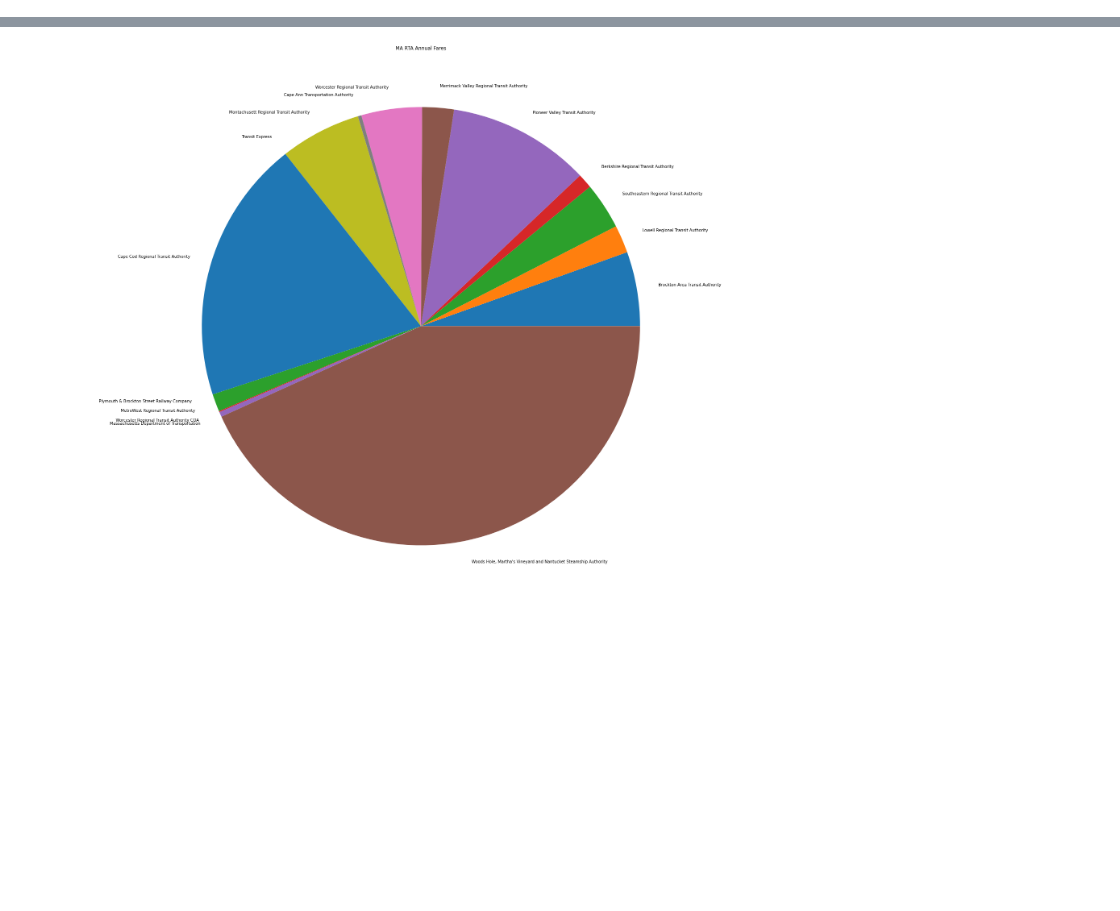
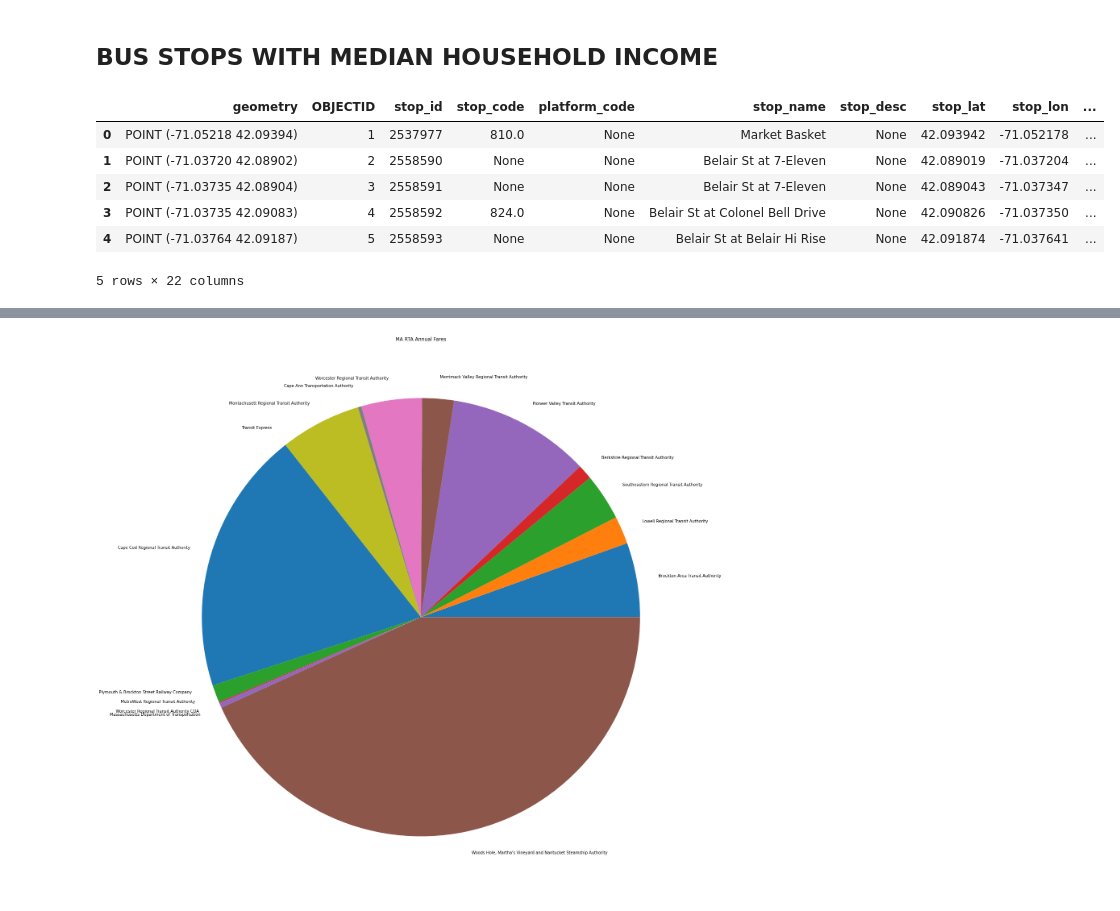
Before and after one commit to cumason123/transit-equity, a Jupyter notebook: src/rta_aggregation.ipynb, the cells around one changed output, grey strips where cells are left out. Cells and saved outputs as stored; diff of their text form; code cells hidden in the pictures; blank space fills up the shorter version.

```diff
--- a/src/rta_aggregation.ipynb
+++ b/src/rta_aggregation.ipynb
@@ -6,7 +6,8 @@ from io import StringIO, BytesIO
 import json
 import geopandas as gpd
 import matplotlib.pyplot as plt
-import pygeos
+from IPython.display import display
+
 
 np.random.seed(7)
 
@@ -38,9 +39,7 @@ stops2ridership = {
 def add_census_tract(dataframe):
     polygons = gpd.read_file("../data/tl_2019_25_tract.shp")
     polygons = polygons.rename(columns={"TRACTCE": "census_tract"}, index=str)
-    print("REACHED!!!")
     polygons = polygons.to_crs("EPSG:4326")
-    print("Okay")
     gdf = dataframe
     df = gpd.sjoin(gdf, polygons[['census_tract', 'geometry']], how='left', op='within')
     df.drop(columns=['index_right'], inplace=True)
@@ -61,3 +60,26 @@ def get_median_hh_income():
     median_income_df = pd.DataFrame(data[1:len(data)-1], columns = data[0])
 
     return median_income_df
+
+
+def bus_stops_median_household_income(stops_data):
+    '''
+    Adds household median income to stops data
+    '''
+    stops_data_parsed = []
+    for stop in stops_data:
+        stop_reformatted = {}
+        stop_reformatted['geometry'] = stop['geometry']
+        for key in stop['attributes']:
+            stop_reformatted[key] = stop['attributes'][key]
+        stops_data_parsed.append(stop_reformatted)
+    gdf = gpd.GeoDataFrame(stops_data_parsed)
+    df = gpd.GeoDataFrame(gdf, geometry=gpd.points_from_xy(
+        [stop['geometry']['x'] for stop in stops_data],
+        [stop['geometry']['y'] for stop in stops_data], crs='EPSG:4326')
+    )
+    census_df = add_census_tract(df)
+    return census_df.join(
+        get_median_hh_income().set_index('tract'),
+        on='census_tract'
+    ).rename(columns={'B19013_001E': 'median_household_income'})
@@ -66,10 +96,9 @@ def get_median_hh_income():
 route_df = pd.read_csv(StringIO(RTA_ROUTE_DATA.content.decode()))
 stops_data = json.loads(RTA_STOPS_DATA.content)['features']
 ridership_df = pd.read_excel(BytesIO(RTA_RIDERSHIP_DATA.content), sheet_name='MASTER')
+bus_area_income_df = bus_stops_median_household_income(stops_data)
 
 # TODO: Verify this has all the MA rta's
 ma_riders = ridership_df.loc[ridership_df['UZA Name'].str.contains(', MA')]
 ma_riders = ma_riders.loc[ma_riders['Agency'] != 'Massachusetts Bay Transportation Authority']
-
 agency_set = list(set([stop['attributes']['Agency'] for stop in stops_data]))
-print(agency_set)
@@ -78,3 +128,15 @@ print(agency_set)
+# %% [markdown]
+## BUS STOPS WITH MEDIAN HOUSEHOLD INCOME
+# %%
+display(bus_area_income_df.head())
+# %% [output]
+|  | geometry | OBJECTID | stop_id | stop_code | platform_code | stop_name | stop_desc | stop_lat | stop_lon | ... |
+| 0 | POINT (-71.05218 42.09394) | 1 | 2537977 | 810.0 | None | Market Basket | None | 42.093942 | -71.052178 | ... |
+| 1 | POINT (-71.03720 42.08902) | 2 | 2558590 | None | None | Belair St at 7-Eleven | None | 42.089019 | -71.037204 | ... |
+| 2 | POINT (-71.03735 42.08904) | 3 | 2558591 | None | None | Belair St at 7-Eleven | None | 42.089043 | -71.037347 | ... |
+| 3 | POINT (-71.03735 42.09083) | 4 | 2558592 | 824.0 | None | Belair St at Colonel Bell Drive | None | 42.090826 | -71.037350 | ... |
+| 4 | POINT (-71.03764 42.09187) | 5 | 2558593 | None | None | Belair St at Belair Hi Rise | None | 42.091874 | -71.037641 | ... |
+5 rows × 22 columns
 # %%
 # Generate Bar graph of stops
 num_stops = [0 for agency in agency_set]
```
Also changed, not shown: parts of 9 cells of this notebook, 2 other files.
